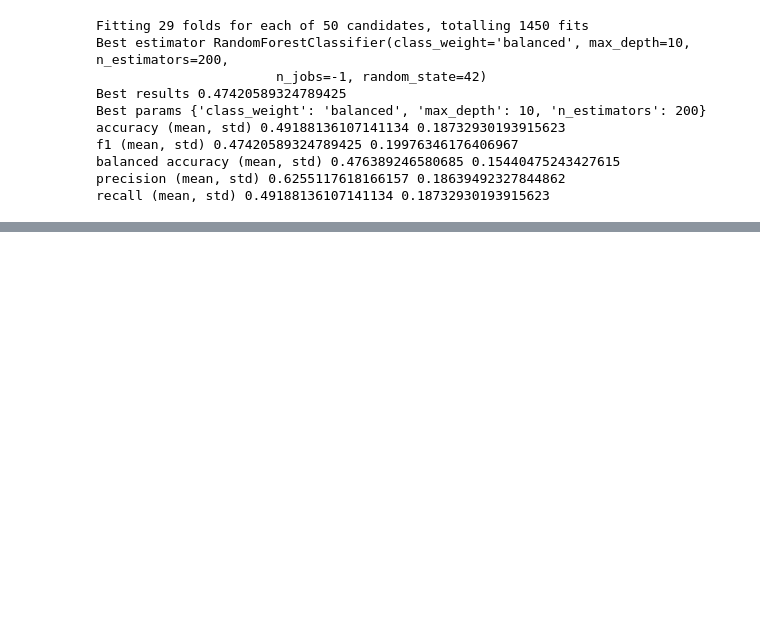
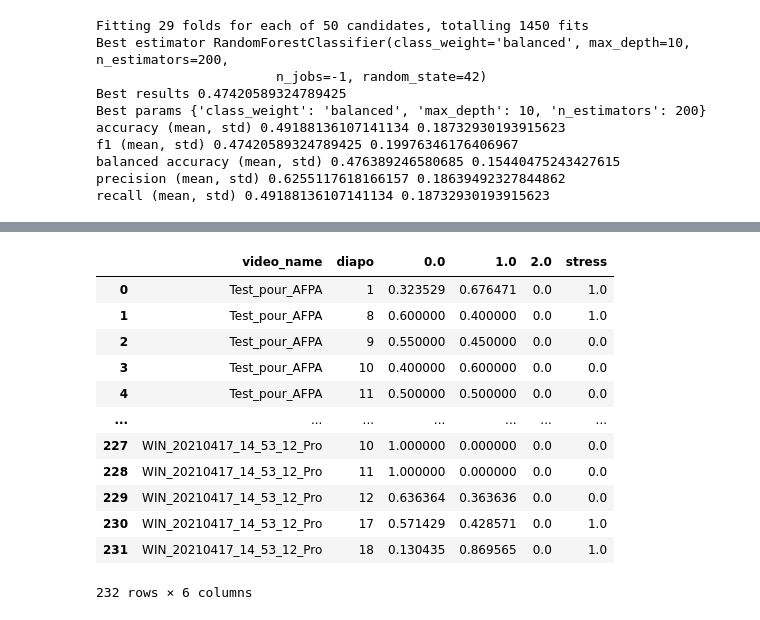
Before and after one commit to Projet-Fil-Rouge-AFPA/filrouge, a Jupyter notebook: Notebook_Valentina3_final_5s_diapo_glob.ipynb, the cells around one changed output, grey strips where cells are left out. Cells and saved outputs as stored; diff of their text form; code cells hidden in the pictures; blank space fills up the shorter version.

```diff
--- a/Notebook_Valentina3_final_5s_diapo_glob.ipynb
+++ b/Notebook_Valentina3_final_5s_diapo_glob.ipynb
@@ -163,0 +193,6 @@ y.shape
+# %%
+X = predict5s.pivot_table(values='frameTimeWindow', columns='ypredict', index=['video_name','diapo'], aggfunc='count', fill_value=0)
+X_sum = X.sum(axis=1).values.copy()
+for col_number in range(len(X.columns)):
+    X.iloc[:,col_number] = X.iloc[:,col_number] / X_sum
+X
@@ -163,0 +214,10 @@ y.shape
+# %%
+#STRESS BY DIAPO
+
+df_annotations_stress = pd.read_csv('annotations.csv')
+df_annotations_stress = df_annotations_stress.drop(df_annotations_stress.columns[-1],axis=1).set_index('video_name').stack()
+df_annotations_stress = pd.DataFrame(df_annotations_stress).reset_index()
+df_annotations_stress.columns = ['video_name','diapo','stress']
+#df_annotations_stress = df_annotations_stress.set_index(['video_name','diapo'])
+df_annotations_stress['diapo'] = df_annotations_stress['diapo'].astype(int)
+df_annotations_stress
@@ -163,0 +238,19 @@ y.shape
+# %%
+Xy = X.merge(df_annotations_stress, how='inner', on=['video_name','diapo'])
+X = Xy.iloc[:,:-1].set_index(['video_name','diapo'])
+y = Xy.iloc[:,-1]
+Xy
+# %% [output]
+|  | video_name | diapo | 0.0 | 1.0 | 2.0 | stress |
+| 0 | Test_pour_AFPA | 1 | 0.323529 | 0.676471 | 0.0 | 1.0 |
+| 1 | Test_pour_AFPA | 8 | 0.600000 | 0.400000 | 0.0 | 1.0 |
+| 2 | Test_pour_AFPA | 9 | 0.550000 | 0.450000 | 0.0 | 0.0 |
+| 3 | Test_pour_AFPA | 10 | 0.400000 | 0.600000 | 0.0 | 0.0 |
+| 4 | Test_pour_AFPA | 11 | 0.500000 | 0.500000 | 0.0 | 0.0 |
+| ... | ... | ... | ... | ... | ... | ... |
+| 227 | WIN_20210417_14_53_12_Pro | 10 | 1.000000 | 0.000000 | 0.0 | 0.0 |
+| 228 | WIN_20210417_14_53_12_Pro | 11 | 1.000000 | 0.000000 | 0.0 | 0.0 |
+| 229 | WIN_20210417_14_53_12_Pro | 12 | 0.636364 | 0.363636 | 0.0 | 0.0 |
+| 230 | WIN_20210417_14_53_12_Pro | 17 | 0.571429 | 0.428571 | 0.0 | 1.0 |
+| 231 | WIN_20210417_14_53_12_Pro | 18 | 0.130435 | 0.869565 | 0.0 | 1.0 |
+232 rows × 6 columns
```
Also changed, not shown: parts of 34 cells of this notebook, 2 other files.
